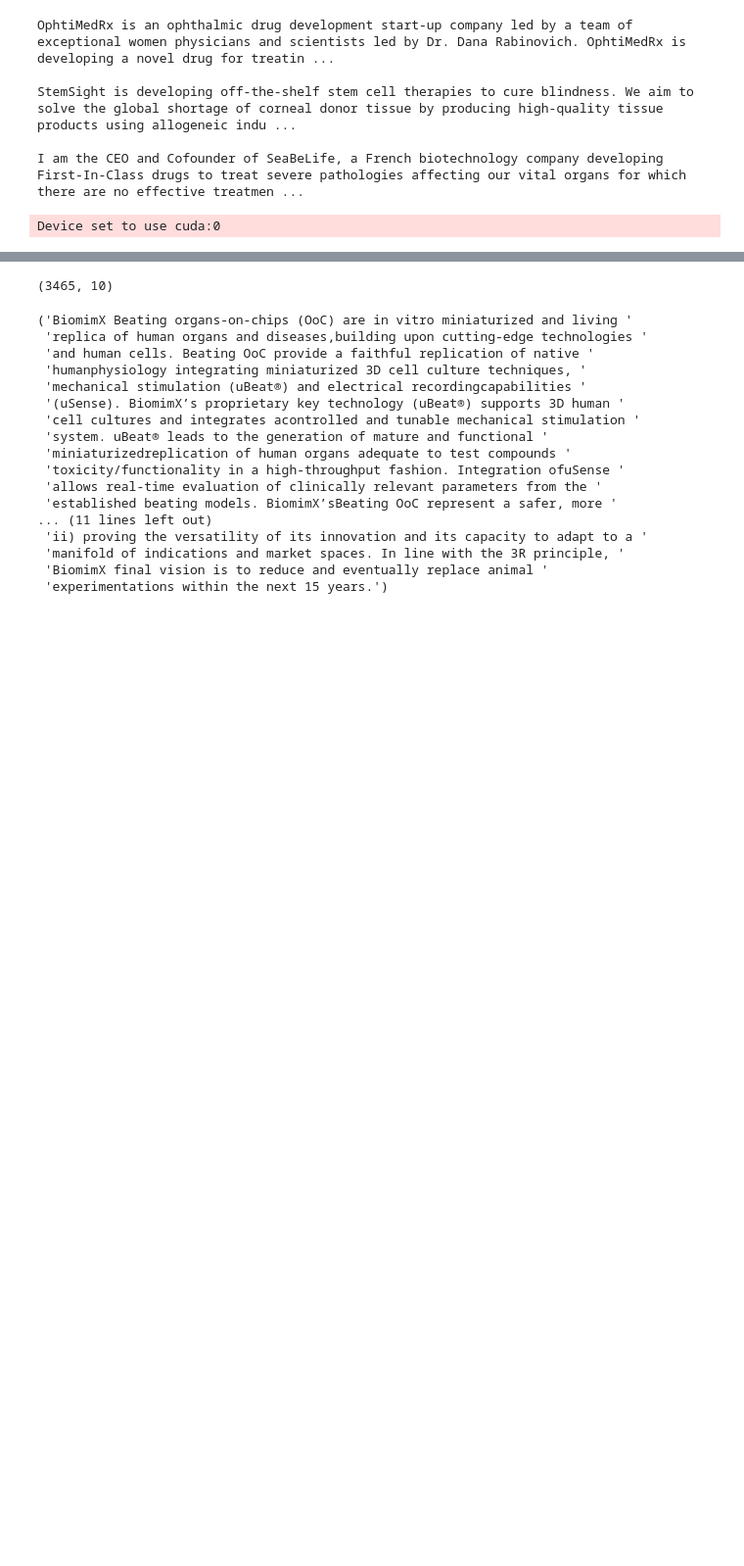
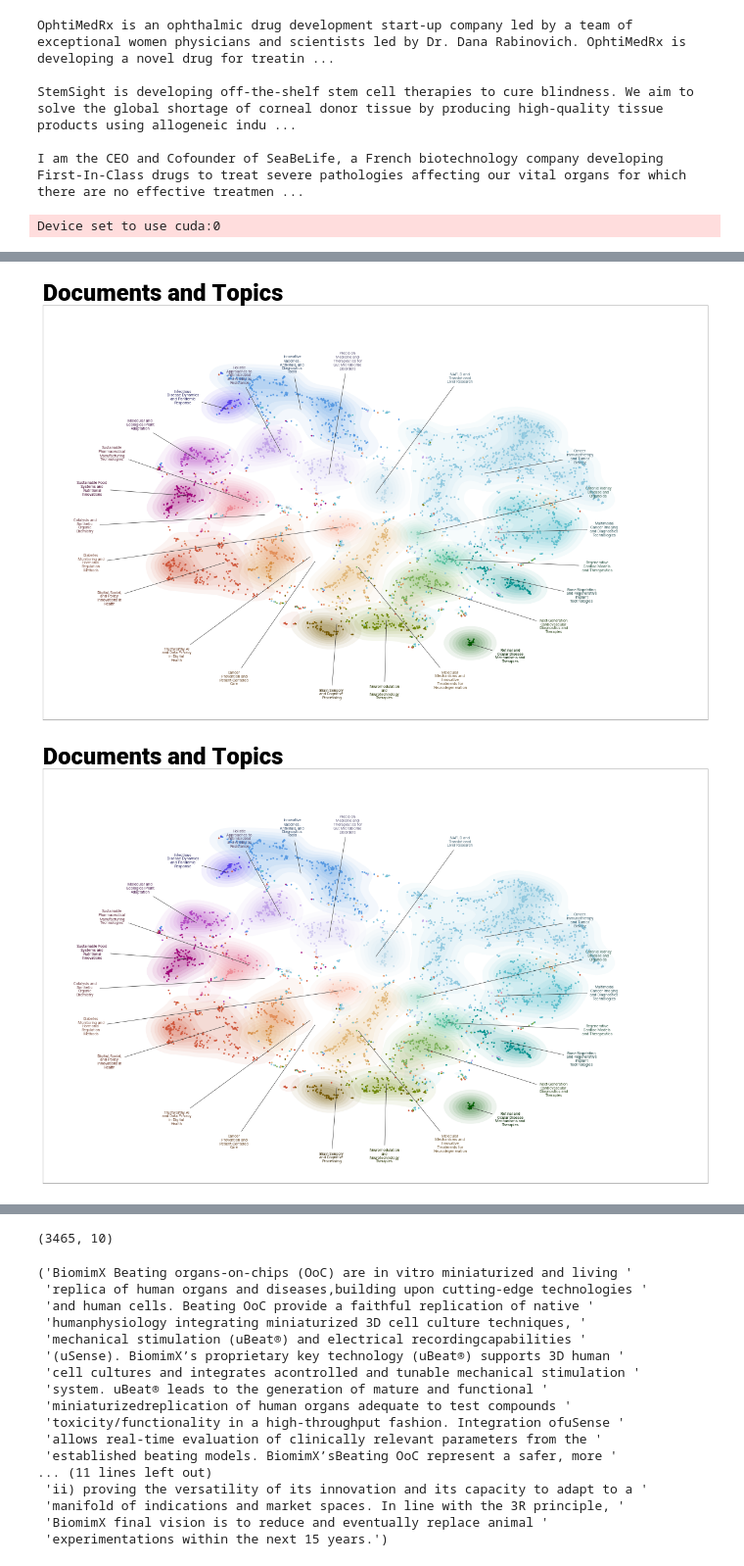
Before and after one commit to giangph58/Modern-Analytics, a Jupyter notebook: notebooks/topic_model.ipynb, the cells around one changed output, grey strips where cells are left out. Shown at 98% size. Drawn from its saved outputs; the diff is of its cells as text; code cells hidden in the pictures; blank space fills up the shorter version.

```diff
--- a/notebooks/topic_model.ipynb
+++ b/notebooks/topic_model.ipynb
@@ -280 +298,14 @@ topic_labels = {
 }
+# %%
+topic_model.set_topic_labels(topic_labels)
+# %%
+reduced_embeddings = UMAP(
+    n_components=2, min_dist=0.0, metric="cosine", random_state=42
+).fit_transform(embeddings)
+# %%
+topic_model.visualize_document_datamap(
+    titles, custom_labels=True, reduced_embeddings=reduced_embeddings, width=1200
+)
+# %% [output]
+[figure, added]
+[figure, added]
```
Also changed, not shown: parts of 13 cells of this notebook, 1 other file.
